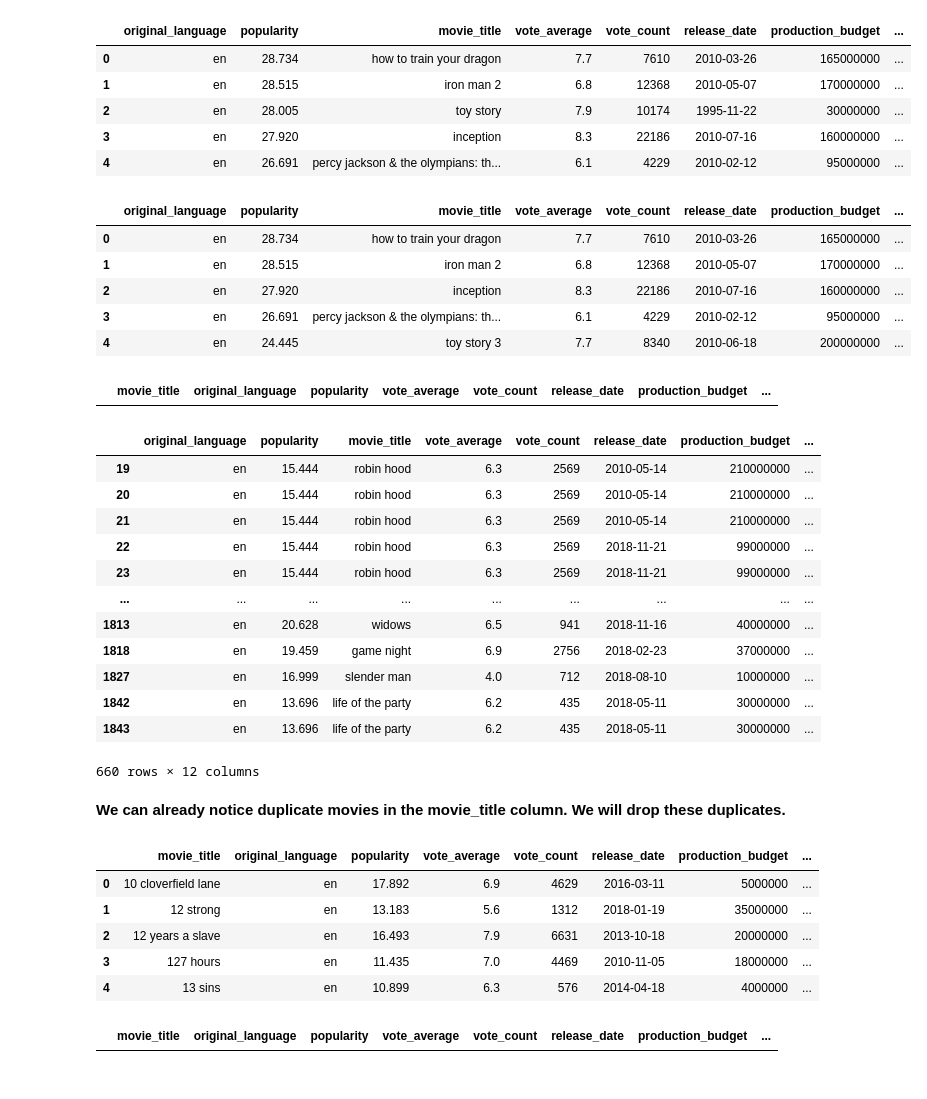
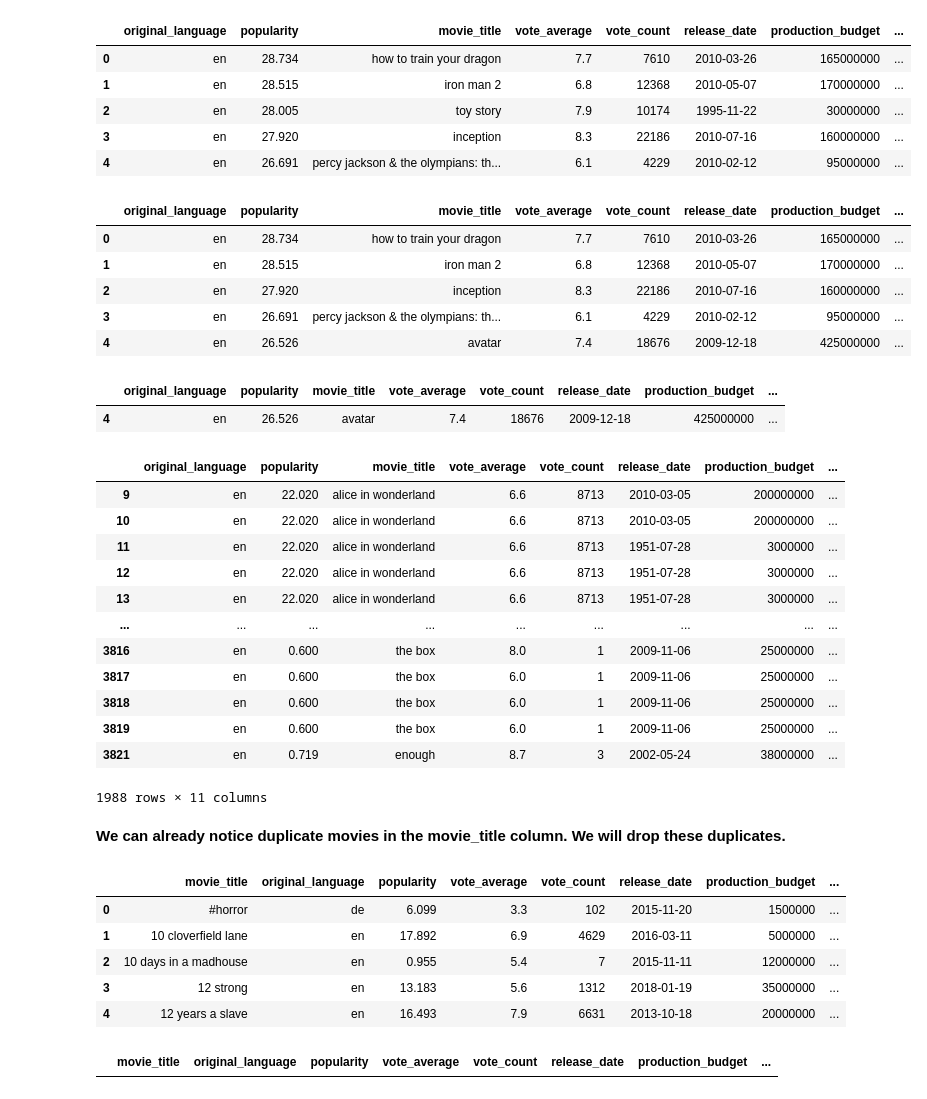
Before and after one commit to TarachaR/Microsoft-s-Film-Strategy-Based-on-Box-Office-Data---A-Preliminary-Analysis, a Jupyter notebook: index.ipynb, the cells around one changed output. Saved outputs shown, nothing was run; the diff lists cells and outputs as text; code cells hidden in the pictures.

```diff
--- a/index.ipynb
+++ b/index.ipynb
@@ -616,35 +571,36 @@ df_record_merged.head()
 | 3 | en | 27.920 | inception | 8.3 | 22186 | 2010-07-16 | 160000000 | ... |
 | 4 | en | 26.691 | percy jackson & the olympians: th... | 6.1 | 4229 | 2010-02-12 | 95000000 | ... |
 # %%
-df_record_merged = df_record_merged.merge(df_IMDB_title_basics_df, on='movie_title').merge(bom_movie_gross_df, on='movie_title')
+df_record_merged = df_record_merged.merge(df_IMDB_title_basics_df, on='movie_title')
 df_record_merged.head()
 # %% [output]
 |  | original_language | popularity | movie_title | vote_average | vote_count | release_date | production_budget | ... |
 | 0 | en | 28.734 | how to train your dragon | 7.7 | 7610 | 2010-03-26 | 165000000 | ... |
 | 1 | en | 28.515 | iron man 2 | 6.8 | 12368 | 2010-05-07 | 170000000 | ... |
 | 2 | en | 27.920 | inception | 8.3 | 22186 | 2010-07-16 | 160000000 | ... |
 | 3 | en | 26.691 | percy jackson & the olympians: th... | 6.1 | 4229 | 2010-02-12 | 95000000 | ... |
-| 4 | en | 24.445 | toy story 3 | 7.7 | 8340 | 2010-06-18 | 200000000 | ... |
+| 4 | en | 26.526 | avatar | 7.4 | 18676 | 2009-12-18 | 425000000 | ... |
 # %%
 df_record_merged[df_record_merged['movie_title'] == 'avatar']
 # %% [output]
-|  | movie_title | original_language | popularity | vote_average | vote_count | release_date | production_budget | ... |
+|  | original_language | popularity | movie_title | vote_average | vote_count | release_date | production_budget | ... |
+| 4 | en | 26.526 | avatar | 7.4 | 18676 | 2009-12-18 | 425000000 | ... |
 # %%
 df_record_merged[df_record_merged.duplicated(subset=['movie_title'])]
 # %% [output]
 |  | original_language | popularity | movie_title | vote_average | vote_count | release_date | production_budget | ... |
-| 19 | en | 15.444 | robin hood | 6.3 | 2569 | 2010-05-14 | 210000000 | ... |
-| 20 | en | 15.444 | robin hood | 6.3 | 2569 | 2010-05-14 | 210000000 | ... |
-| 21 | en | 15.444 | robin hood | 6.3 | 2569 | 2010-05-14 | 210000000 | ... |
-| 22 | en | 15.444 | robin hood | 6.3 | 2569 | 2018-11-21 | 99000000 | ... |
-| 23 | en | 15.444 | robin hood | 6.3 | 2569 | 2018-11-21 | 99000000 | ... |
+| 9 | en | 22.020 | alice in wonderland | 6.6 | 8713 | 2010-03-05 | 200000000 | ... |
+| 10 | en | 22.020 | alice in wonderland | 6.6 | 8713 | 2010-03-05 | 200000000 | ... |
+| 11 | en | 22.020 | alice in wonderland | 6.6 | 8713 | 1951-07-28 | 3000000 | ... |
+| 12 | en | 22.020 | alice in wonderland | 6.6 | 8713 | 1951-07-28 | 3000000 | ... |
+| 13 | en | 22.020 | alice in wonderland | 6.6 | 8713 | 1951-07-28 | 3000000 | ... |
 | ... | ... | ... | ... | ... | ... | ... | ... | ... |
-| 1813 | en | 20.628 | widows | 6.5 | 941 | 2018-11-16 | 40000000 | ... |
-| 1818 | en | 19.459 | game night | 6.9 | 2756 | 2018-02-23 | 37000000 | ... |
-| 1827 | en | 16.999 | slender man | 4.0 | 712 | 2018-08-10 | 10000000 | ... |
-| 1842 | en | 13.696 | life of the party | 6.2 | 435 | 2018-05-11 | 30000000 | ... |
-| 1843 | en | 13.696 | life of the party | 6.2 | 435 | 2018-05-11 | 30000000 | ... |
+| 3816 | en | 0.600 | the box | 8.0 | 1 | 2009-11-06 | 25000000 | ... |
+| 3817 | en | 0.600 | the box | 6.0 | 1 | 2009-11-06 | 25000000 | ... |
+| 3818 | en | 0.600 | the box | 6.0 | 1 | 2009-11-06 | 25000000 | ... |
+| 3819 | en | 0.600 | the box | 6.0 | 1 | 2009-11-06 | 25000000 | ... |
+| 3821 | en | 0.719 | enough | 8.7 | 3 | 2002-05-24 | 38000000 | ... |
-660 rows × 12 columns
+1988 rows × 11 columns
 # %% [markdown]
 **We can already notice duplicate movies in the movie_title column. We will drop these duplicates.**
 # %%
@@ -655,11 +611,11 @@ df_record_merged = df_record_merged.groupby('movie_title').first().reset_index()
 df_record_merged.head()
 # %% [output]
 |  | movie_title | original_language | popularity | vote_average | vote_count | release_date | production_budget | ... |
-| 0 | 10 cloverfield lane | en | 17.892 | 6.9 | 4629 | 2016-03-11 | 5000000 | ... |
-| 1 | 12 strong | en | 13.183 | 5.6 | 1312 | 2018-01-19 | 35000000 | ... |
-| 2 | 12 years a slave | en | 16.493 | 7.9 | 6631 | 2013-10-18 | 20000000 | ... |
-| 3 | 127 hours | en | 11.435 | 7.0 | 4469 | 2010-11-05 | 18000000 | ... |
-| 4 | 13 sins | en | 10.899 | 6.3 | 576 | 2014-04-18 | 4000000 | ... |
+| 0 | #horror | de | 6.099 | 3.3 | 102 | 2015-11-20 | 1500000 | ... |
+| 1 | 10 cloverfield lane | en | 17.892 | 6.9 | 4629 | 2016-03-11 | 5000000 | ... |
+| 2 | 10 days in a madhouse | en | 0.955 | 5.4 | 7 | 2015-11-11 | 12000000 | ... |
+| 3 | 12 strong | en | 13.183 | 5.6 | 1312 | 2018-01-19 | 35000000 | ... |
+| 4 | 12 years a slave | en | 16.493 | 7.9 | 6631 | 2013-10-18 | 20000000 | ... |
 # %%
 df_record_merged[df_record_merged.duplicated(subset=['movie_title'])]
 # %% [output]
```
Also changed, not shown: parts of 13 cells of this notebook, 1 other file.
